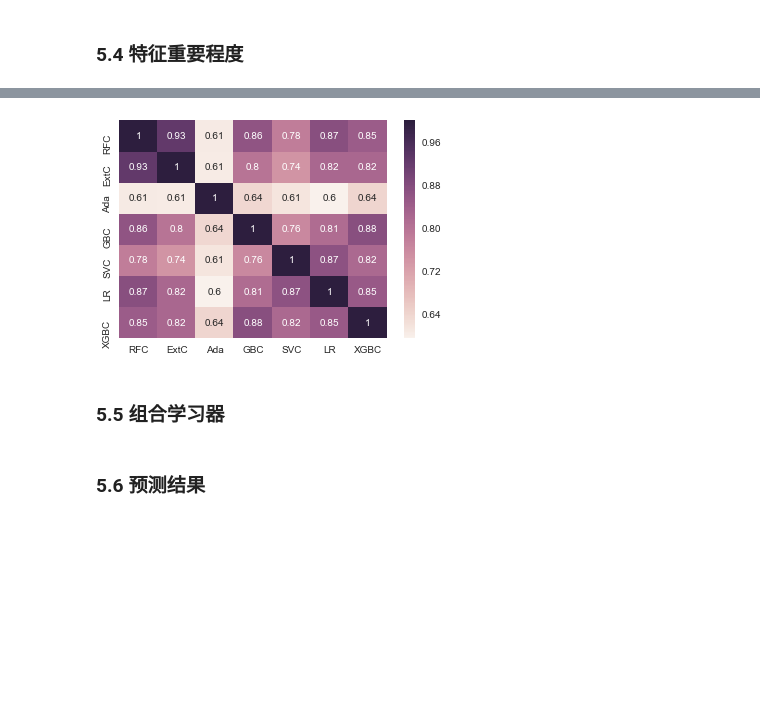
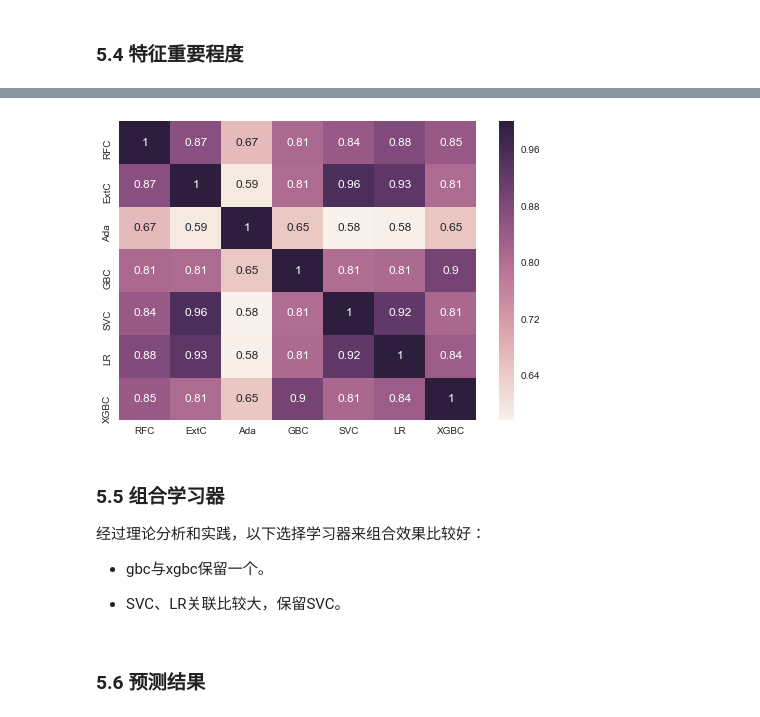
Before and after one commit to coder-ss/ml-learn, a Jupyter notebook: kaggle/Titanic/yassineghouzam.ipynb, the cells around one changed output, grey strips where cells are left out. Drawn from its saved outputs; the diff is of its cells as text; code cells hidden in the pictures; blank space fills up the shorter version.

```diff
--- a/kaggle/Titanic/yassineghouzam.ipynb
+++ b/kaggle/Titanic/yassineghouzam.ipynb
@@ -217,0 +229,7 @@ full_df[(full_df['Pclass']==3) & (full_df['Embarked']=='S')]['Fare'].median()
+# %%
+# Apply log to Fare to reduce skewness distribution
+full_df["Fare"] = full_df["Fare"].map(lambda i: np.log(i) if i > 0 else 0)
+
+plt.figure(figsize=(15, 4))
+g = sns.distplot(full_df['Fare'], label="Skewness : %.2f"%(full_df["Fare"].skew()))
+g = g.legend(loc="best")
@@ -588,14 +522,15 @@ g = sns.barplot(x='CrossValMeans', y='Algorithm', data=cv_res, palette="Set3", o
 # %%
 DTC = DecisionTreeClassifier()
 
-adaDTC = AdaBoostClassifier(DTC, random_state=7)
+adaDTC = AdaBoostClassifier(DTC)
 
 ada_param_grid = {
     "base_estimator__criterion" : ["gini", "entropy"],
     "base_estimator__splitter" :   ["best", "random"],
     "algorithm" : ["SAMME","SAMME.R"],
-    "n_estimators" :[1,2],
-    "learning_rate":  [0.0001, 0.001, 0.01, 0.1, 0.2, 0.3,1.5]
+    "n_estimators" :[3, 4],
+    "random_state": [3, 7],
+    "learning_rate":  [0.1, 0.15, 0.2, 1]
 }
 
 gsadaDTC = GridSearchCV(adaDTC, param_grid=ada_param_grid, scoring="accuracy", cv=kfold, n_jobs=4, verbose=1)
@@ -603,5 +538,5 @@ gsadaDTC.fit(X, y)
 
 ada_best = gsadaDTC.best_estimator_
 
-print(gsadaDTC.best_score_)
+gsadaDTC.best_score_
 # %% [output]
@@ -725,9 +660,11 @@ Fitting 10 folds for each of 4 candidates, totalling 40 fits
 # %%
 ### SVC classifier
 SVMC = SVC(probability=True)
-svc_param_grid = {'kernel': ['rbf'],
-                  'gamma': [ 0.001, 0.01, 0.1, 1],
-                  'C': [1, 10, 50, 100,200,300, 1000]}
+svc_param_grid = {
+    'kernel': ['rbf'],
+    'gamma': [0.001, 0.01, 0.1, 1],
+    'C': [1, 10, 50, 100,200,300, 1000]
+}
 
 gsSVMC = GridSearchCV(SVMC,param_grid = svc_param_grid, cv=kfold, scoring="accuracy", n_jobs= 4, verbose = 1)
 
@@ -746,15 +683,16 @@ Fitting 10 folds for each of 28 candidates, totalling 280 fits
 # %% [markdown]
 #### 5.3.7 xgboost
 # %%
-### SVC classifier
-XGBC = XGBClassifier({'seed':0, 'colsample_bytree': 0.8, 'objective': 'binary:logistic'})
+XGBC = XGBClassifier({'objective': 'binary:logistic'})
 xgb_param_grid = {
     'random_state': [0],
     'min_child_weight': [5],
     'max_depth': [3],
     'learning_rate': [0.01, 0.1],
     'n_estimators': [100, 1000],
-    'subsample': [1]
+    'subsample': [1],
+    'seed': [0],
+    'colsample_bytree': [0.8, 1],
 }
 
 gsXGBC = GridSearchCV(XGBC, param_grid = xgb_param_grid, cv=kfold, scoring="accuracy", n_jobs= 4, verbose = 1)
@@ -842,23 +781,30 @@ for row in range(nrows):
 # %%
 test_Survived_RFC = pd.Series(RFC_best.predict(test), name="RFC")
 test_Survived_ExtC = pd.Series(ExtC_best.predict(test), name="ExtC")
 test_Survived_SVMC = pd.Series(SVMC_best.predict(test), name="SVC")
 test_Survived_AdaC = pd.Series(ada_best.predict(test), name="Ada")
 test_Survived_GBC = pd.Series(GBC_best.predict(test), name="GBC")
 test_Survived_LR = pd.Series(LR_best.predict(test), name="LR")
 test_Survived_XGBC = pd.Series(XGBC_best.predict(test), name="XGBC")
 
 
 # Concatenate all classifier results
 ensemble_results = pd.concat([test_Survived_RFC,test_Survived_ExtC,test_Survived_AdaC,
-                              test_Survived_GBC, test_Survived_SVMC, test_Survived_LR, test_Survived_XGBC],
+                              test_Survived_GBC, test_Survived_SVMC, test_Survived_LR,
+                              test_Survived_XGBC],
                              axis=1)
 
 
 g= sns.heatmap(ensemble_results.corr(),annot=True)
 # %% [output]
-[figure, old version]
+[figure, new version]
 # %% [markdown]
 ### 5.5 组合学习器
+
+经过理论分析和实践，以下选择学习器来组合效果比较好：
+
+- gbc与xgbc保留一个。
+
+- SVC、LR关联比较大，保留SVC。
 # %%
 votingC = VotingClassifier(
```
Also changed, not shown: parts of 39 cells of this notebook, 1 other file.
